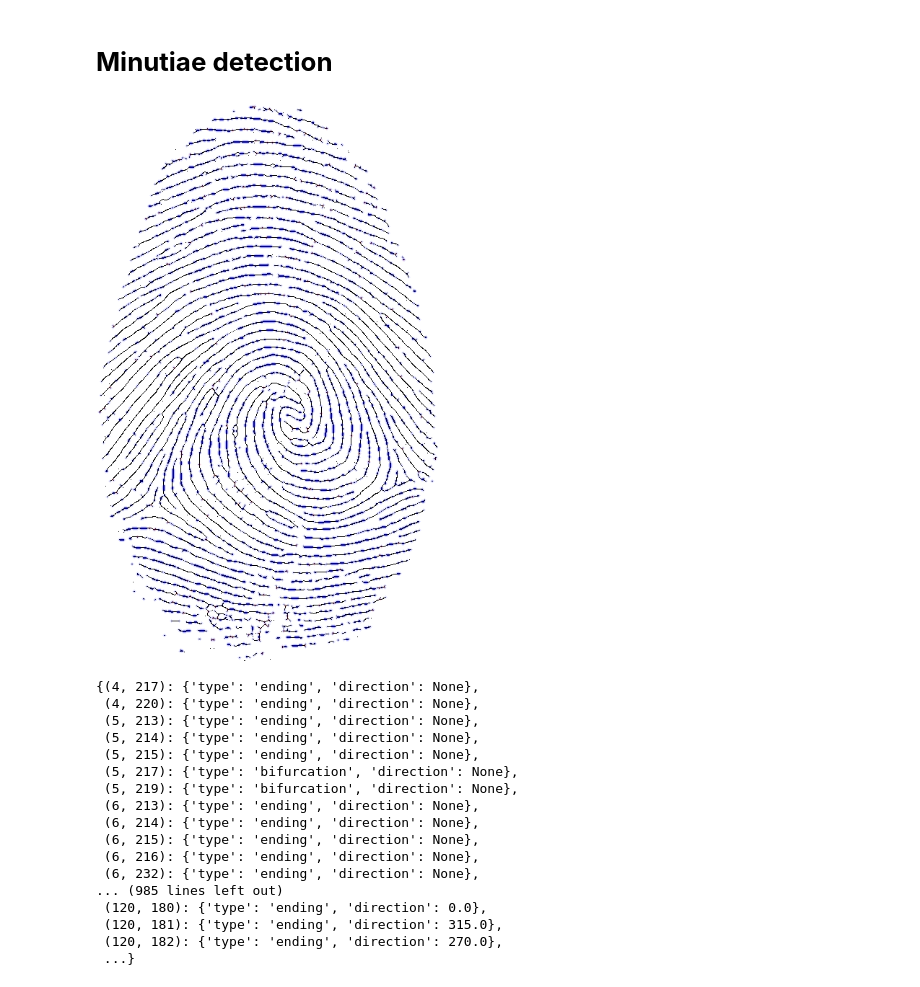
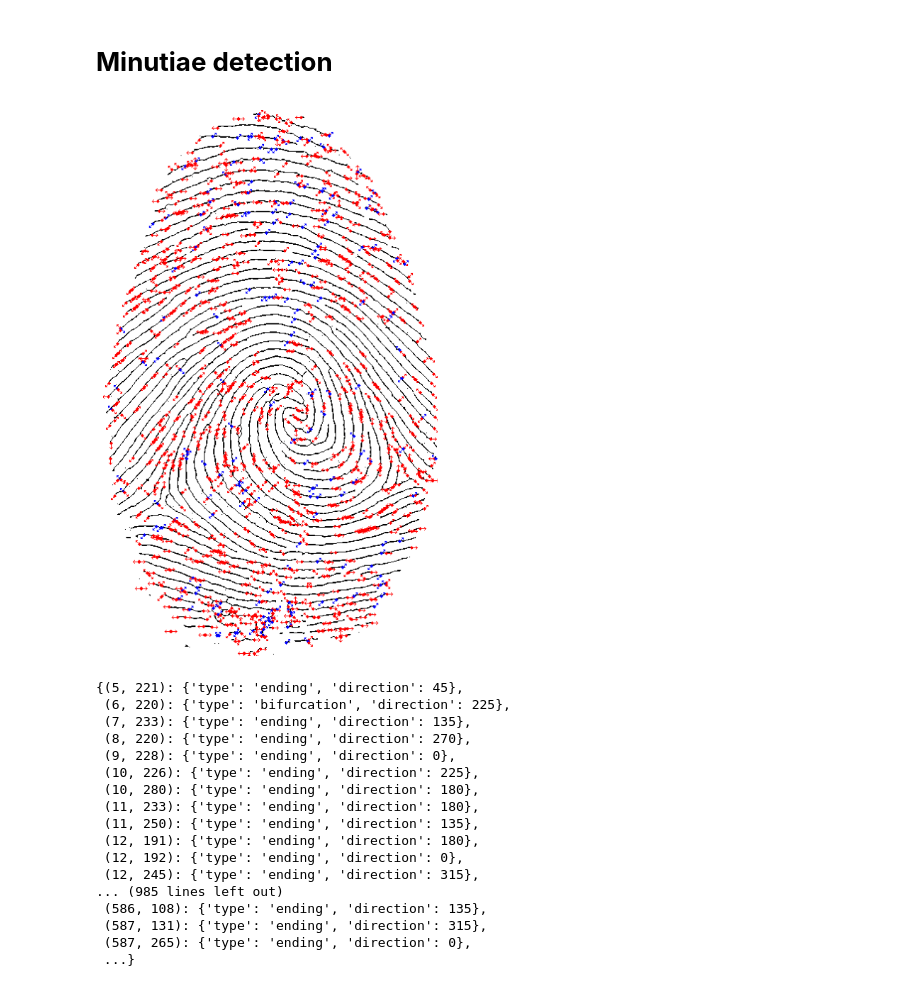
Before and after one commit to FilipLangiewicz/Fingerprints, a Jupyter notebook: main.ipynb, the cells around one changed output. Cells and saved outputs as stored; diff of their text form; code cells hidden in the pictures.

Commit message:
ending and biffurcation done, visualization also

```diff
--- a/main.ipynb
+++ b/main.ipynb
@@ -120,7 +121,7 @@ skeleton = perform_thinning(path=tester,
                             show_by_iterations=False,
                             show=True,
                             algorithm='morphology',
-                            correct_original=True,
+                            correct_original=False,
                             correct_thinning=True)
 # %% [output]
 Original Image
@@ -199,21 +242,21 @@ def calculate_direction(skel: np.ndarray, x: int, y: int, h: int, w: int) -> flo
 # %%
-detect_minutiae(skeleton)
+detect_minutiae(skeleton, show=True)
 # %% [output]
-[figure, old version]
+[figure, new version]
-{(4, 217): {'type': 'ending', 'direction': None},
- (4, 220): {'type': 'ending', 'direction': None},
- (5, 213): {'type': 'ending', 'direction': None},
- (5, 214): {'type': 'ending', 'direction': None},
- (5, 215): {'type': 'ending', 'direction': None},
- (5, 217): {'type': 'bifurcation', 'direction': None},
- (5, 219): {'type': 'bifurcation', 'direction': None},
- (6, 213): {'type': 'ending', 'direction': None},
- (6, 214): {'type': 'ending', 'direction': None},
- (6, 215): {'type': 'ending', 'direction': None},
- (6, 216): {'type': 'ending', 'direction': None},
- (6, 232): {'type': 'ending', 'direction': None},
+{(5, 221): {'type': 'ending', 'direction': 45},
+ (6, 220): {'type': 'bifurcation', 'direction': 225},
+ (7, 233): {'type': 'ending', 'direction': 135},
+ (8, 220): {'type': 'ending', 'direction': 270},
+ (9, 228): {'type': 'ending', 'direction': 0},
+ (10, 226): {'type': 'ending', 'direction': 225},
+ (10, 280): {'type': 'ending', 'direction': 180},
+ (11, 233): {'type': 'ending', 'direction': 180},
+ (11, 250): {'type': 'ending', 'direction': 135},
+ (12, 191): {'type': 'ending', 'direction': 180},
+ (12, 192): {'type': 'ending', 'direction': 0},
+ (12, 245): {'type': 'ending', 'direction': 315},
 ... (985 lines left out)
- (120, 180): {'type': 'ending', 'direction': 0.0},
- (120, 181): {'type': 'ending', 'direction': 315.0},
- (120, 182): {'type': 'ending', 'direction': 270.0},
+ (586, 108): {'type': 'ending', 'direction': 135},
+ (587, 131): {'type': 'ending', 'direction': 315},
+ (587, 265): {'type': 'ending', 'direction': 0},
  ...}
```
Also changed, not shown: parts of 3 cells of this notebook, 1 other file.
